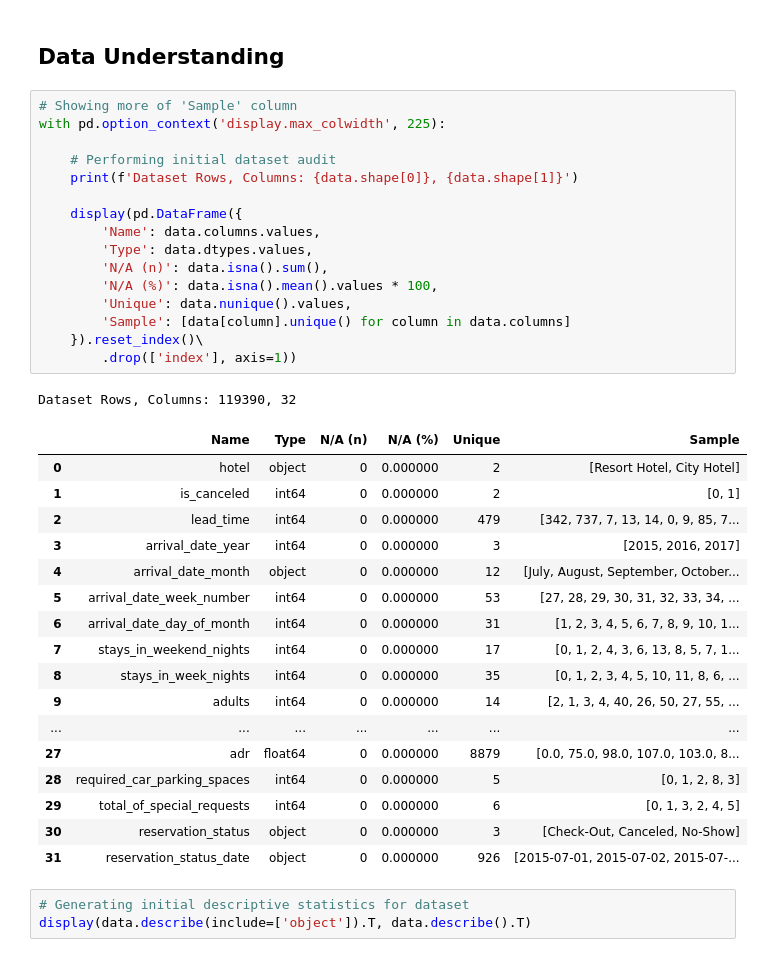
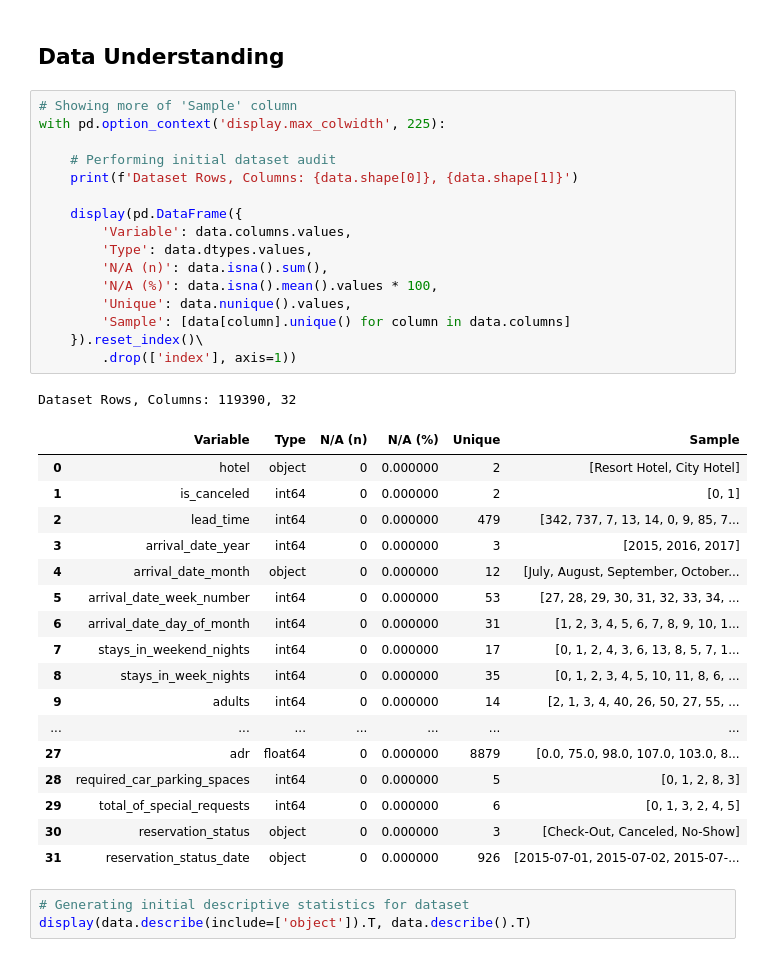
Before and after one commit to garudapaksi-yusuf/Hotel_Booking_Demand, a Jupyter notebook: Hotel_Bookings.ipynb, the cells around one changed output. Drawn from its saved outputs; the diff is of its cells as text.

```diff
--- a/Hotel_Bookings.ipynb
+++ b/Hotel_Bookings.ipynb
@@ -106,22 +106,22 @@ If you'd like to dive into predictive modeling, [Julia Silge](https://twitter.co
 # %%
 # Showing more of 'Sample' column
 with pd.option_context('display.max_colwidth', 225):
 
     # Performing initial dataset audit
     print(f'Dataset Rows, Columns: {data.shape[0]}, {data.shape[1]}')
 
     display(pd.DataFrame({
-        'Name': data.columns.values,
+        'Variable': data.columns.values,
         'Type': data.dtypes.values,
         'N/A (n)': data.isna().sum(),
         'N/A (%)': data.isna().mean().values * 100,
         'Unique': data.nunique().values,
         'Sample': [data[column].unique() for column in data.columns]
     }).reset_index()\
         .drop(['index'], axis=1))
 # %% [output]
 Dataset Rows, Columns: 119390, 32
-|  | Name | Type | N/A (n) | N/A (%) | Unique | Sample |
+|  | Variable | Type | N/A (n) | N/A (%) | Unique | Sample |
 | 0 | hotel | object | 0 | 0.000000 | 2 | [Resort Hotel, City Hotel] |
 | 1 | is_canceled | int64 | 0 | 0.000000 | 2 | [0, 1] |
 | 2 | lead_time | int64 | 0 | 0.000000 | 479 | [342, 737, 7, 13, 14, 0, 9, 85, 7... |
```
Also changed, not shown: parts of 61 cells of this notebook.
